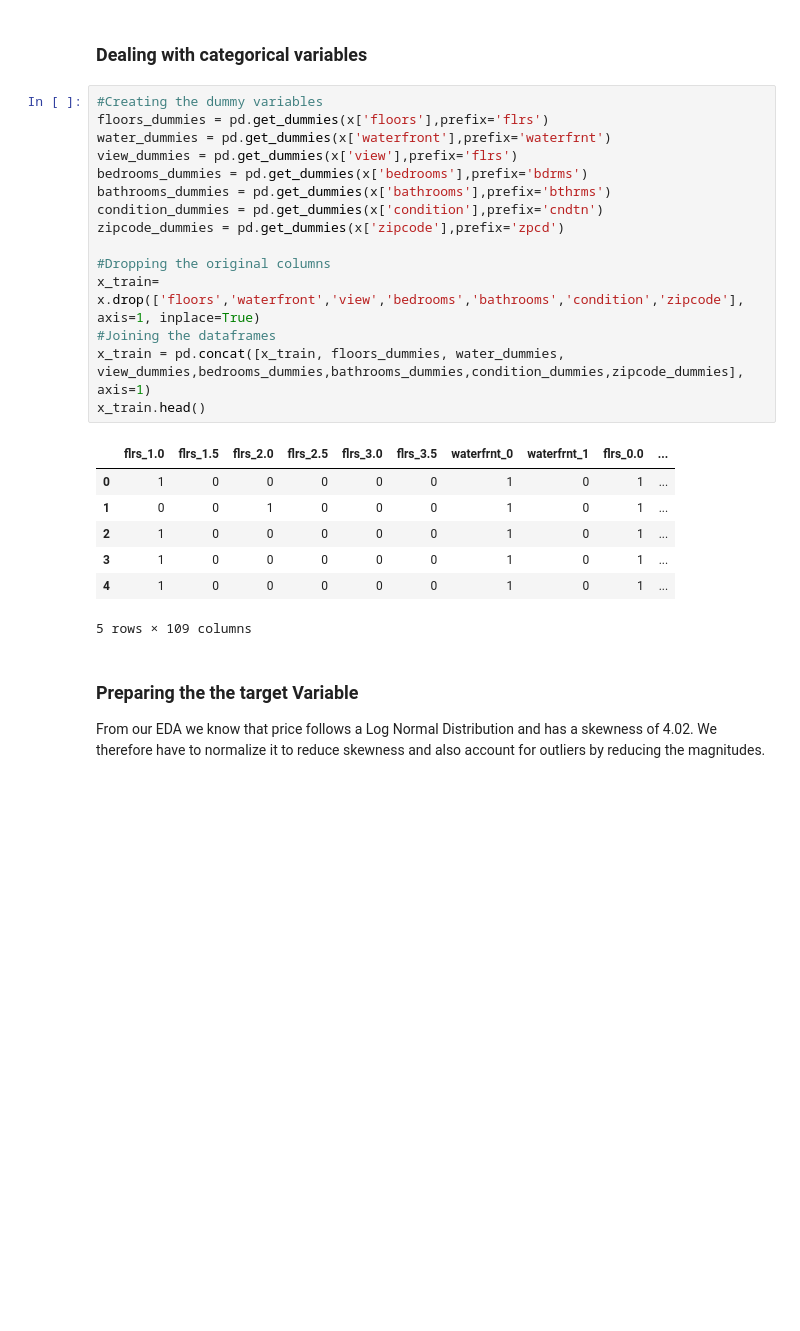
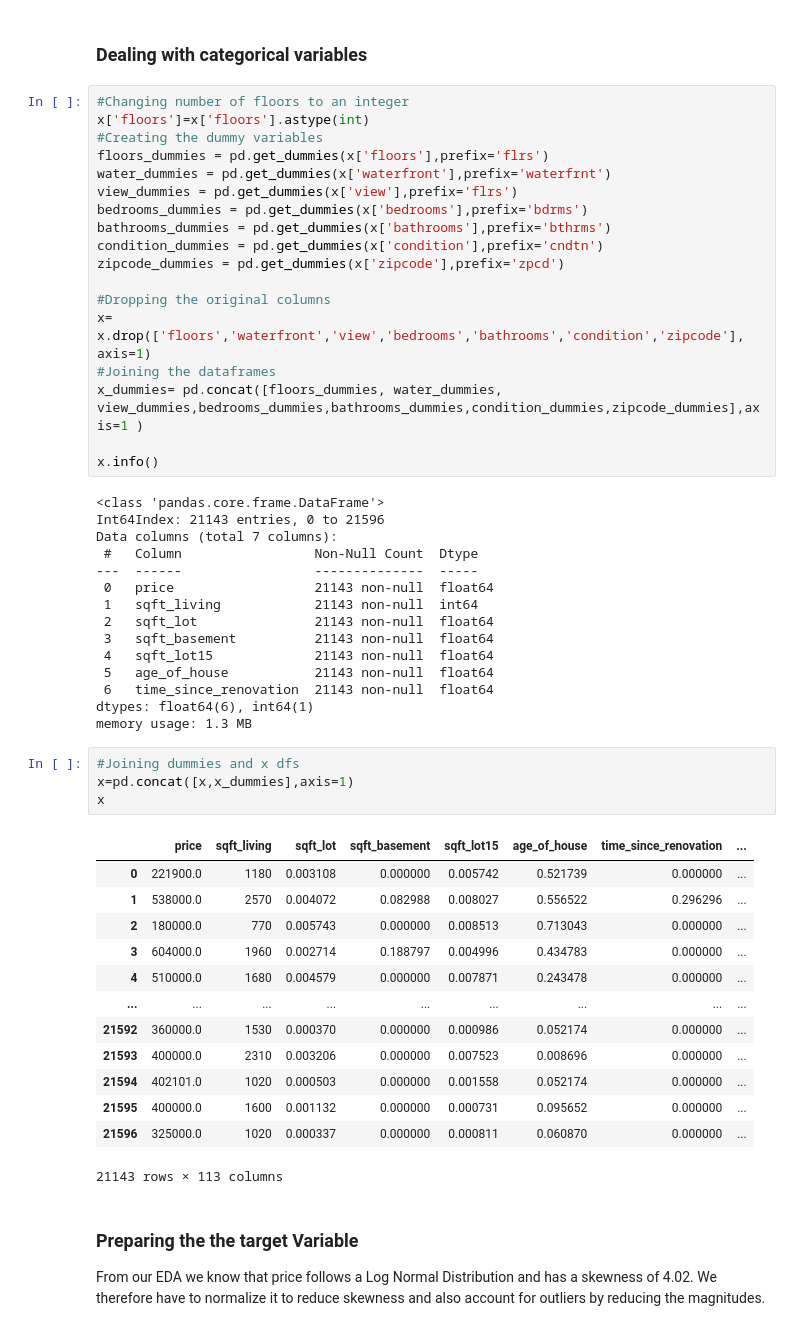
Before and after one commit to OswaldCc/Homes-Data-Analysis-And_Price-Prediction-Kings-County-USA, a Jupyter notebook: index.ipynb, the cells around one changed output. Drawn from its saved outputs; the diff is of its cells as text; blank space fills up the shorter version.

```diff
--- a/index.ipynb
+++ b/index.ipynb
@@ -471,6 +469,8 @@ All the categorical variables are `floors`, `waterfront`, `view`, `bedrooms`, `b
 # %% [markdown]
 ### Dealing with categorical variables
 # %%
+#Changing number of floors to an integer
+x['floors']=x['floors'].astype(int)
 #Creating the dummy variables
 floors_dummies = pd.get_dummies(x['floors'],prefix='flrs')
 water_dummies = pd.get_dummies(x['waterfront'],prefix='waterfrnt')
@@ -481,18 +481,44 @@ condition_dummies = pd.get_dummies(x['condition'],prefix='cndtn')
 zipcode_dummies = pd.get_dummies(x['zipcode'],prefix='zpcd')
 
 #Dropping the original columns
-x_train= x.drop(['floors','waterfront','view','bedrooms','bathrooms','condition','zipcode'], axis=1, inplace=True)
+x= x.drop(['floors','waterfront','view','bedrooms','bathrooms','condition','zipcode'], axis=1)
 #Joining the dataframes
-x_train = pd.concat([x_train, floors_dummies, water_dummies, view_dummies,bedrooms_dummies,bathrooms_dummies,condition_dummies,zipcode_dummies], axis=1)
-x_train.head()
+x_dummies= pd.concat([floors_dummies, water_dummies, view_dummies,bedrooms_dummies,bathrooms_dummies,condition_dummies,zipcode_dummies],axis=1 )
+
+x.info()
 # %% [output]
-|  | flrs_1.0 | flrs_1.5 | flrs_2.0 | flrs_2.5 | flrs_3.0 | flrs_3.5 | waterfrnt_0 | waterfrnt_1 | flrs_0.0 | ... |
-| 0 | 1 | 0 | 0 | 0 | 0 | 0 | 1 | 0 | 1 | ... |
-| 1 | 0 | 0 | 1 | 0 | 0 | 0 | 1 | 0 | 1 | ... |
-| 2 | 1 | 0 | 0 | 0 | 0 | 0 | 1 | 0 | 1 | ... |
-| 3 | 1 | 0 | 0 | 0 | 0 | 0 | 1 | 0 | 1 | ... |
-| 4 | 1 | 0 | 0 | 0 | 0 | 0 | 1 | 0 | 1 | ... |
-5 rows × 109 columns
+<class 'pandas.core.frame.DataFrame'>
+Int64Index: 21143 entries, 0 to 21596
+Data columns (total 7 columns):
+ #   Column                 Non-Null Count  Dtype
+---  ------                 --------------  -----
+ 0   price                  21143 non-null  float64
+ 1   sqft_living            21143 non-null  int64
+ 2   sqft_lot               21143 non-null  float64
+ 3   sqft_basement          21143 non-null  float64
+ 4   sqft_lot15             21143 non-null  float64
+ 5   age_of_house           21143 non-null  float64
+ 6   time_since_renovation  21143 non-null  float64
+dtypes: float64(6), int64(1)
+memory usage: 1.3 MB
+# %%
+#Joining dummies and x dfs
+x=pd.concat([x,x_dummies],axis=1)
+x
+# %% [output]
+|  | price | sqft_living | sqft_lot | sqft_basement | sqft_lot15 | age_of_house | time_since_renovation | ... |
+| 0 | 221900.0 | 1180 | 0.003108 | 0.000000 | 0.005742 | 0.521739 | 0.000000 | ... |
+| 1 | 538000.0 | 2570 | 0.004072 | 0.082988 | 0.008027 | 0.556522 | 0.296296 | ... |
+| 2 | 180000.0 | 770 | 0.005743 | 0.000000 | 0.008513 | 0.713043 | 0.000000 | ... |
+| 3 | 604000.0 | 1960 | 0.002714 | 0.188797 | 0.004996 | 0.434783 | 0.000000 | ... |
+| 4 | 510000.0 | 1680 | 0.004579 | 0.000000 | 0.007871 | 0.243478 | 0.000000 | ... |
+| ... | ... | ... | ... | ... | ... | ... | ... | ... |
+| 21592 | 360000.0 | 1530 | 0.000370 | 0.000000 | 0.000986 | 0.052174 | 0.000000 | ... |
+| 21593 | 400000.0 | 2310 | 0.003206 | 0.000000 | 0.007523 | 0.008696 | 0.000000 | ... |
+| 21594 | 402101.0 | 1020 | 0.000503 | 0.000000 | 0.001558 | 0.052174 | 0.000000 | ... |
+| 21595 | 400000.0 | 1600 | 0.001132 | 0.000000 | 0.000731 | 0.095652 | 0.000000 | ... |
+| 21596 | 325000.0 | 1020 | 0.000337 | 0.000000 | 0.000811 | 0.060870 | 0.000000 | ... |
+21143 rows × 113 columns
 # %% [markdown]
 ### Preparing the the target Variable
 
```
Also changed, not shown: parts of 15 cells of this notebook, 1 other file.
